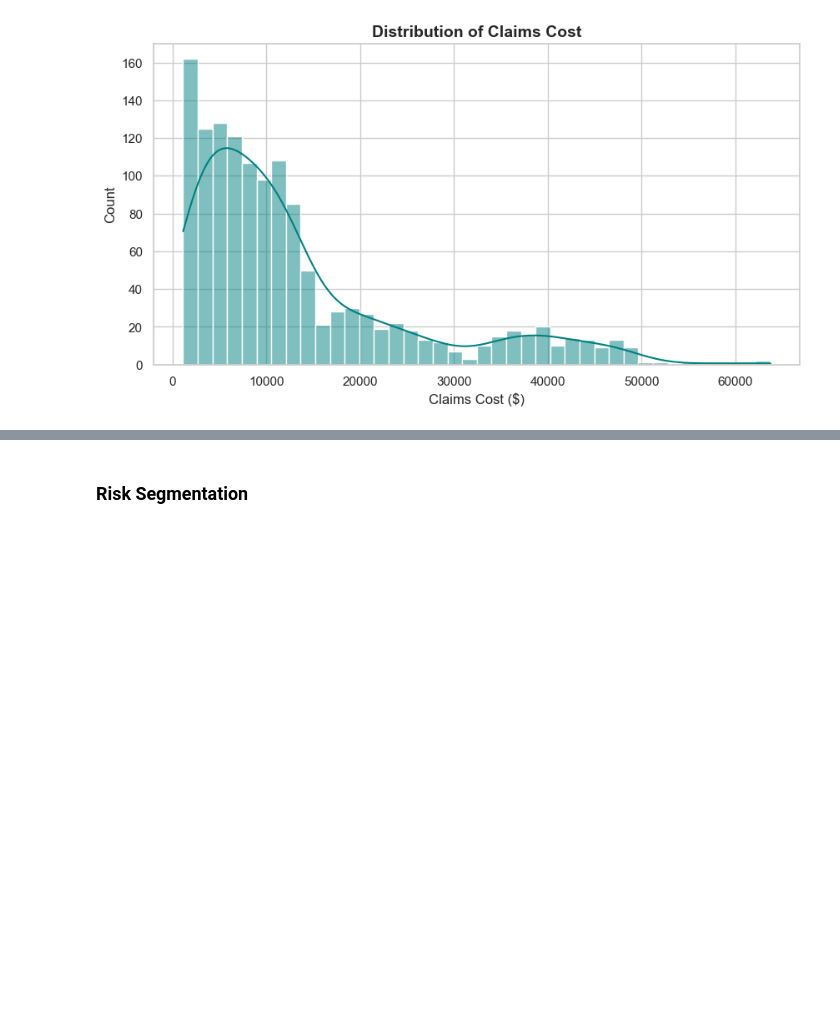
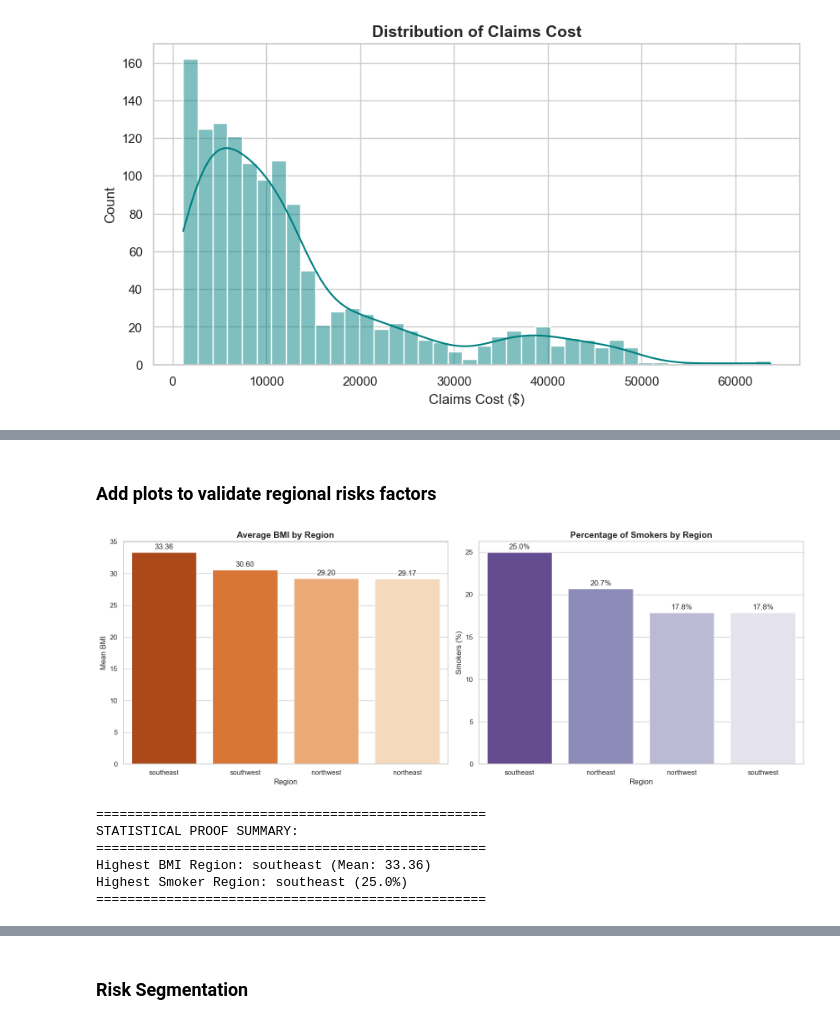
Before and after one commit to Kurodataio/Health-Insurance-Claims, a Jupyter notebook: health-insurance-claims.ipynb, the cells around one changed output, grey strips where cells are left out. Drawn from its saved outputs; the diff is of its cells as text; code cells hidden in the pictures; blank space fills up the shorter version.

```diff
--- a/health-insurance-claims.ipynb
+++ b/health-insurance-claims.ipynb
@@ -274,3 +274,75 @@ plt.close()
+# %% [markdown]
+### Add plots to validate regional risks factors
+# %%
+# Setup Plot Style
+sns.set_theme(style="whitegrid")
+fig, axes = plt.subplots(1, 2, figsize=(16, 6))
+
+# Plot A: Average BMI by Region
+# Grouping data to find the mean BMI per region
+bmi_df = df.groupby('region')['bmi'].mean().reset_index().sort_values(by='bmi', ascending=False)
+
+sns.barplot(
+    data=bmi_df,
+    x='region',
+    y='bmi',
+    ax=axes[0],
+    palette="Oranges_r"
+)
+axes[0].set_title('Average BMI by Region', fontsize=14, fontweight='bold')
+axes[0].set_xlabel('Region', fontsize=12)
+axes[0].set_ylabel('Mean BMI', fontsize=12)
+
+# Adding data labels on top of the bars
+for container in axes[0].containers:
+    axes[0].bar_label(container, fmt='%.2f', padding=3)
+
+# Plot B: Smoker Proportion (%) by Region
+# Calculating the percentage of smokers (assuming smoker column has 1 for smoker, 0 for non-smoker)
+# If your smoker column is string ('yes'/'no'), use: df['smoker'].eq('yes').astype(int)
+if df['smoker'].dtype == 'object':
+    df['smoker_numeric'] = df['smoker'].apply(lambda x: 1 if str(x).lower() == 'yes' else 0)
+else:
+    df['smoker_numeric'] = df['smoker']
+
+smoker_df = df.groupby('region')['smoker_numeric'].mean().reset_index().sort_values(by='smoker_numeric', ascending=False)
+smoker_df['smoker_percent'] = smoker_df['smoker_numeric'] * 100
+
+sns.barplot(
+    data=smoker_df,
+    x='region',
+    y='smoker_percent',
+    ax=axes[1],
+    palette="Purples_r"
+)
+axes[1].set_title('Percentage of Smokers by Region', fontsize=14, fontweight='bold')
+axes[1].set_xlabel('Region', fontsize=12)
+axes[1].set_ylabel('Smokers (%)', fontsize=12)
+
+# Adding data labels on top of the bars
+for container in axes[1].containers:
+    axes[1].bar_label(container, fmt='%.1f%%', padding=3)
+
+#  Display and Print Text Insights
+plt.tight_layout()
+plt.show()
+# %% [output]
+[figure, added]
+# %%
+# Print Text Insights
+print("="*50)
+print("STATISTICAL PROOF SUMMARY:")
+print("="*50)
+print(f"Highest BMI Region: {bmi_df.iloc[0]['region']} (Mean: {bmi_df.iloc[0]['bmi']:.2f})")
+print(f"Highest Smoker Region: {smoker_df.iloc[0]['region']} ({smoker_df.iloc[0]['smoker_percent']:.1f}%)")
+print("="*50)
+# %% [output]
+==================================================
+STATISTICAL PROOF SUMMARY:
+==================================================
+Highest BMI Region: southeast (Mean: 33.36)
+Highest Smoker Region: southeast (25.0%)
+==================================================
 # %%
 # Plot 5: Correlation Heatmap (To verify linear weights)
 plt.figure(figsize=(8, 6))
```
Also changed, not shown: parts of 8 cells of this notebook, 11 other files.
